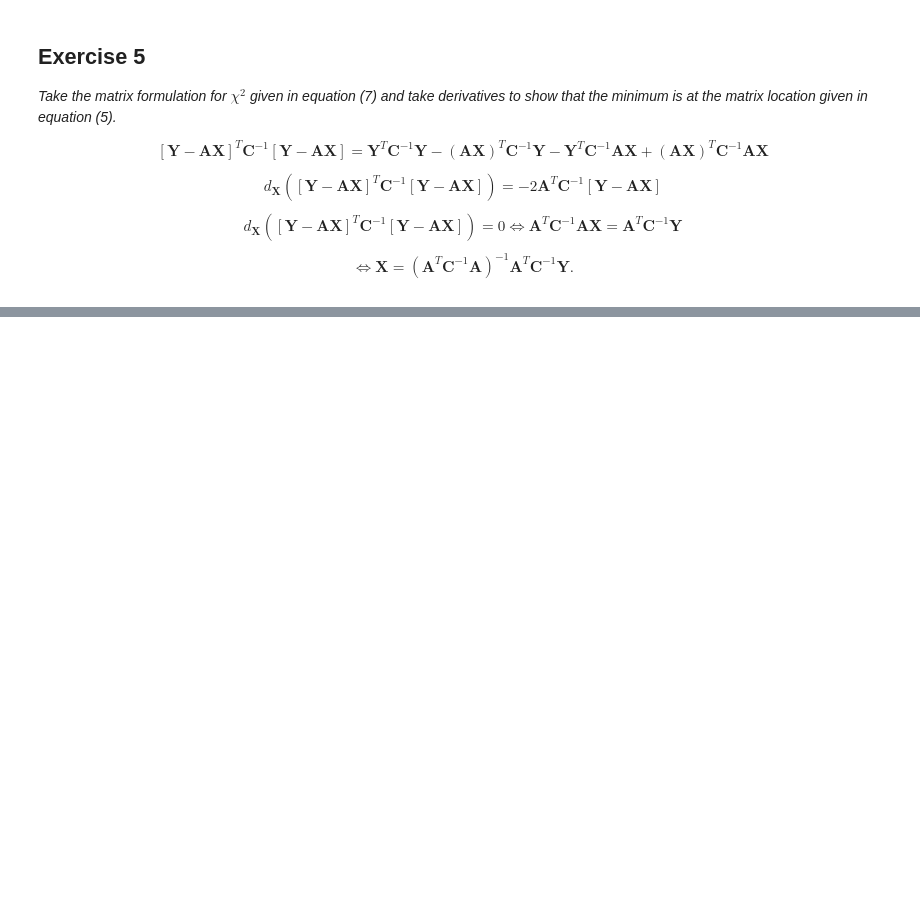
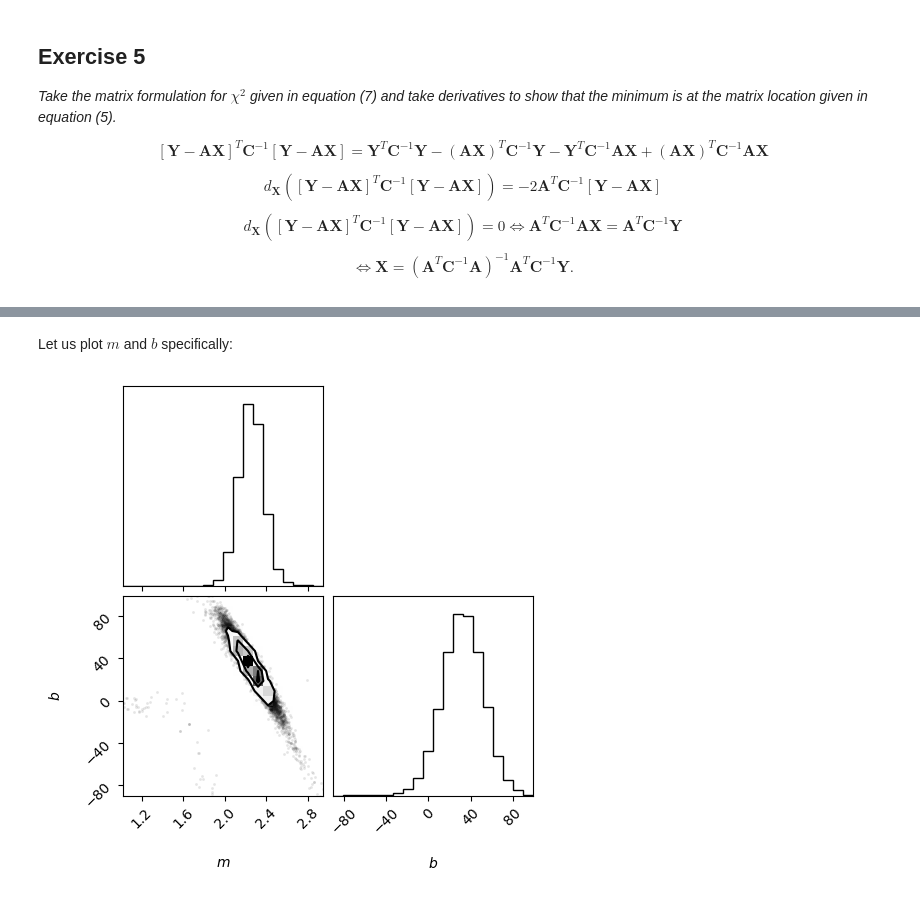
Before and after one commit to binado/fitaline, a Jupyter notebook: fitaline.ipynb, the cells around one changed output, grey strips where cells are left out. Drawn from its saved outputs; the diff is of its cells as text; code cells hidden in the pictures; blank space fills up the shorter version.

```diff
--- a/fitaline.ipynb
+++ b/fitaline.ipynb
@@ -140,0 +200,6 @@ $$ \Leftrightarrow \mathbf{X} = (\mathbf{A}^T \mathbf{C}^{-1} \mathbf{A})^{-1} \
+# %% [markdown]
+Let us plot $m$ and $b$ specifically:
+# %%
+fig = corner(samples[:, :2], labels=labels[:2])
+# %% [output]
+[figure, added]
```
Also changed, not shown: parts of 8 cells of this notebook.
